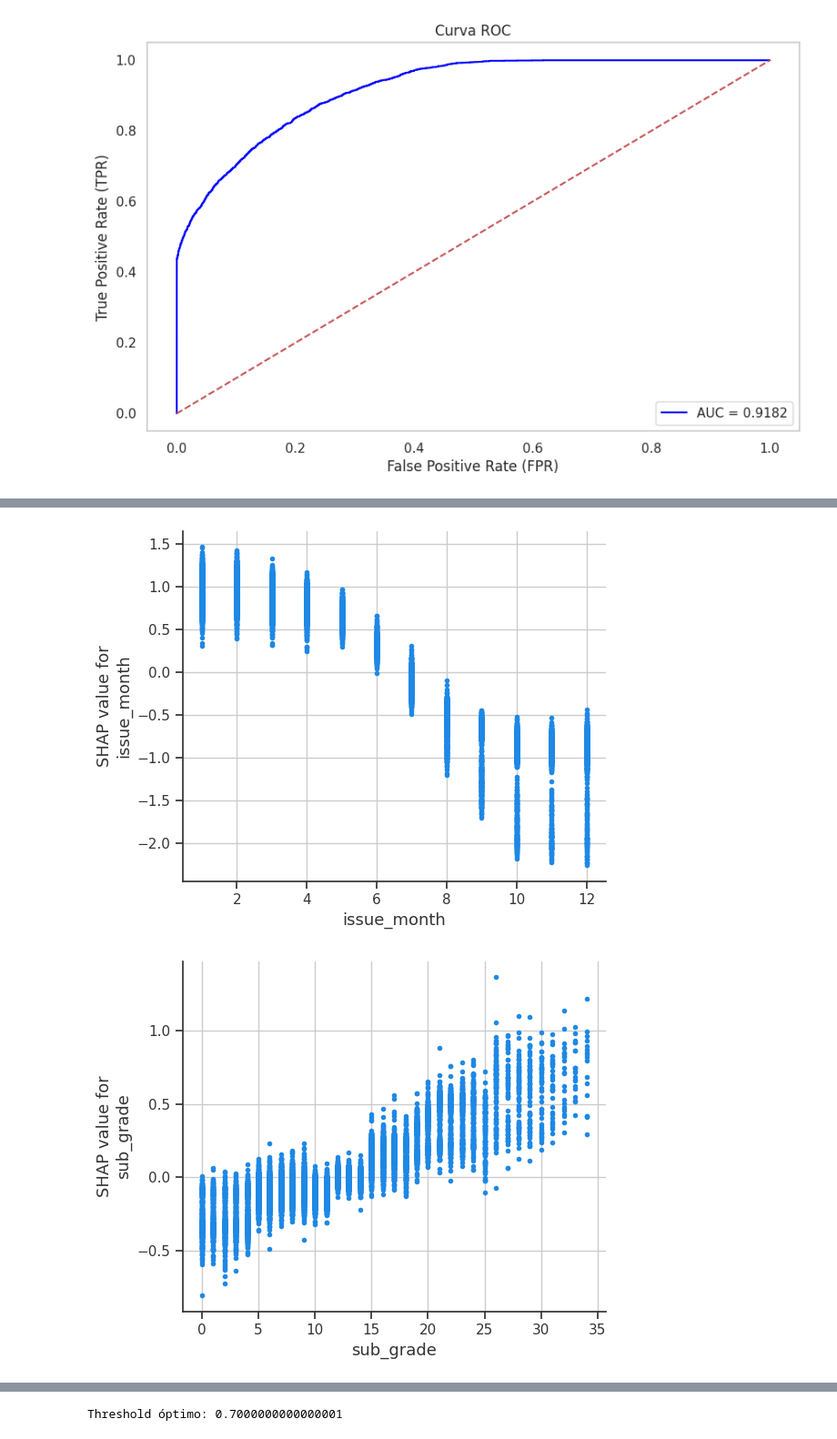
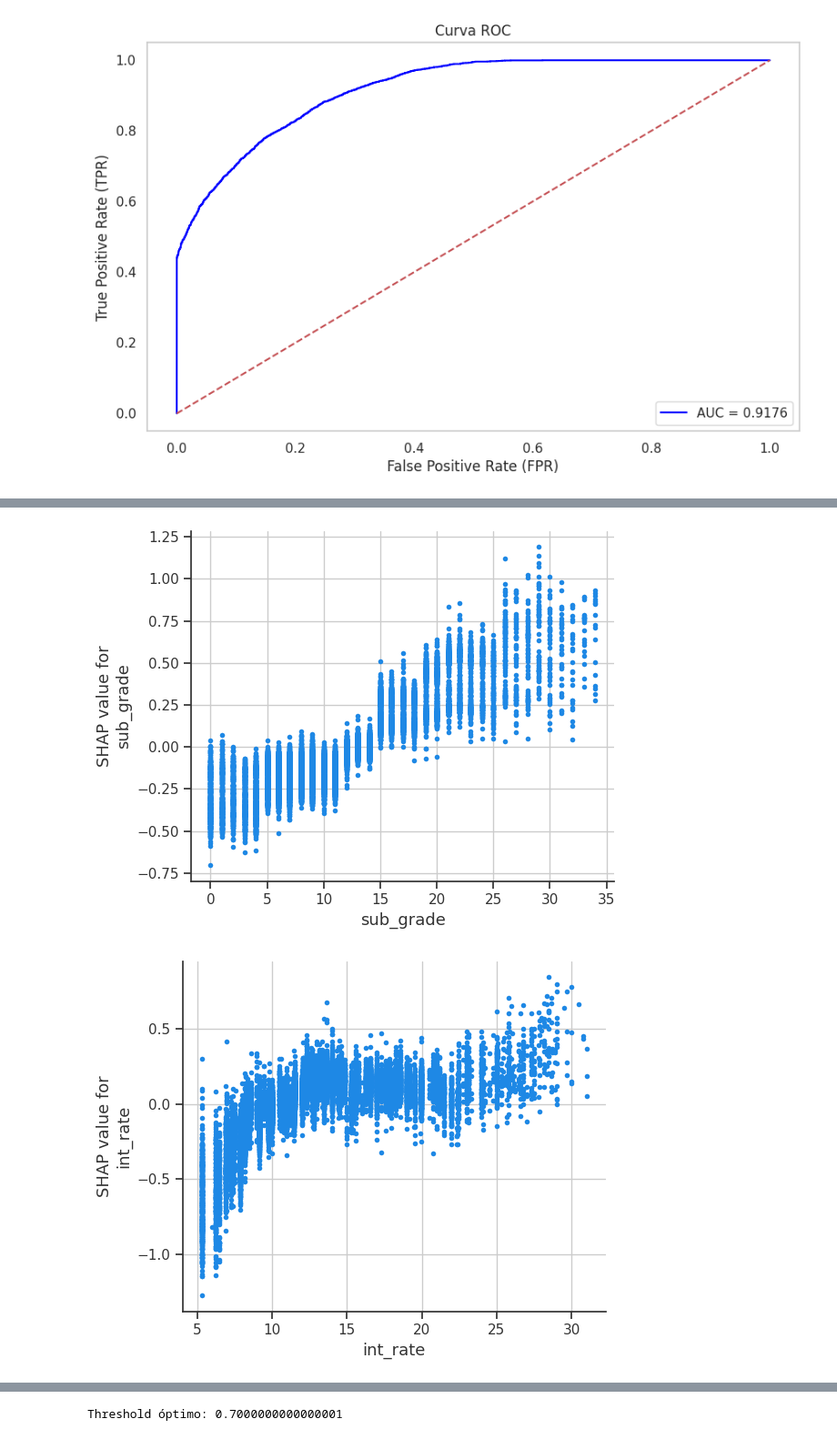
Before and after one commit to 4GeeksAcademy/AK-EA-GG_ProyectoFinalDS-ML, a Jupyter notebook: src/explore.ipynb, the cells around one changed output, grey strips where cells are left out. Shown at 91% size. Saved outputs shown, nothing was run; the diff lists cells and outputs as text; code cells hidden in the pictures.

```diff
--- a/src/explore.ipynb
+++ b/src/explore.ipynb
@@ -156,3 +171,6 @@ Name: zip_code, dtype: int64
+# %%
+# Crear earliest_cr_line_scaled: año + fracción del mes
+df['earliest_cr_line_scaled'] = df['earliest_cr_line_year'] + (df['earliest_cr_line_month'] - 1) / 12
 # %%
 # conversion de issue_d a datetime
 df['issue_d'] = pd.to_datetime(df['issue_d'])
@@ -160,3 +178,10 @@ df['issue_d'] = pd.to_datetime(df['issue_d'])
 # separar columnas en month y year
 df['issue_month'] = df['issue_d'].dt.month
 df['issue_year'] = df['issue_d'].dt.year
+# %%
+# Crear issue_d_scaled: año + fracción del mes
+df['issue_d_scaled'] = df['issue_year'] + (df['issue_month'] - 1) / 12
+
+# Verificar resultado
+print("\n✅ Ejemplos de issue_d_scaled:")
+print(df[['issue_year', 'issue_month', 'issue_d_scaled']].head())
@@ -169,7 +202,11 @@ df = df.drop("earliest_cr_line", axis=1)
 df = df.drop("application_type", axis=1)
 df = df.drop("address", axis=1)
 df = df.drop("issue_d", axis=1)
+df = df.drop("issue_month", axis=1)
+df = df.drop("issue_year", axis=1)
 df = df.drop("emp_title", axis=1)
+df = df.drop("earliest_cr_line_year", axis=1)
+df = df.drop("earliest_cr_line_month", axis=1)
 # %%
 # conversion de variables categóricas a numéricas por label encoding
 
@@ -201,3 +238,13 @@ memory usage: 11.7+ MB
+# %%
+# Densidad crediticia
+# Cuántas cuentas totales hay en relación con cuentas activas (abiertas).
+# Ayuda a evaluar el historial frente al uso actual.
+# Evitar división por cero
+
+df['densidad_crediticia'] = df.apply(
+    lambda row: row['total_acc'] / row['open_acc'] if row['open_acc'] != 0 else 0,
+    axis=1
+)
 # %%
 # Aplicación del OneHotEncoding a las variables categóricas restantes
 
@@ -482,7 +528,7 @@ X_test_float = X_test.astype(float)
 shap_values_array = shap_values.values if hasattr(shap_values, "values") else shap_values
 
 # Lista de variables clave para análisis
-variables_clave = ["zip_code", "issue_year", "issue_month", "loan_amnt", "sub_grade"]
+variables_clave = ["zip_code", "issue_d_scaled", "sub_grade", "int_rate", "revol_util"]
 
 # Crear los dependence plots correctamente
 for variable in variables_clave:
@@ -493,2 +539,2 @@ for variable in variables_clave:
-[figure, old version]
+[figure, new version]
-[figure, old version]
+[figure, new version]
```
Also changed, not shown: parts of 21 cells of this notebook, 3 other files.
